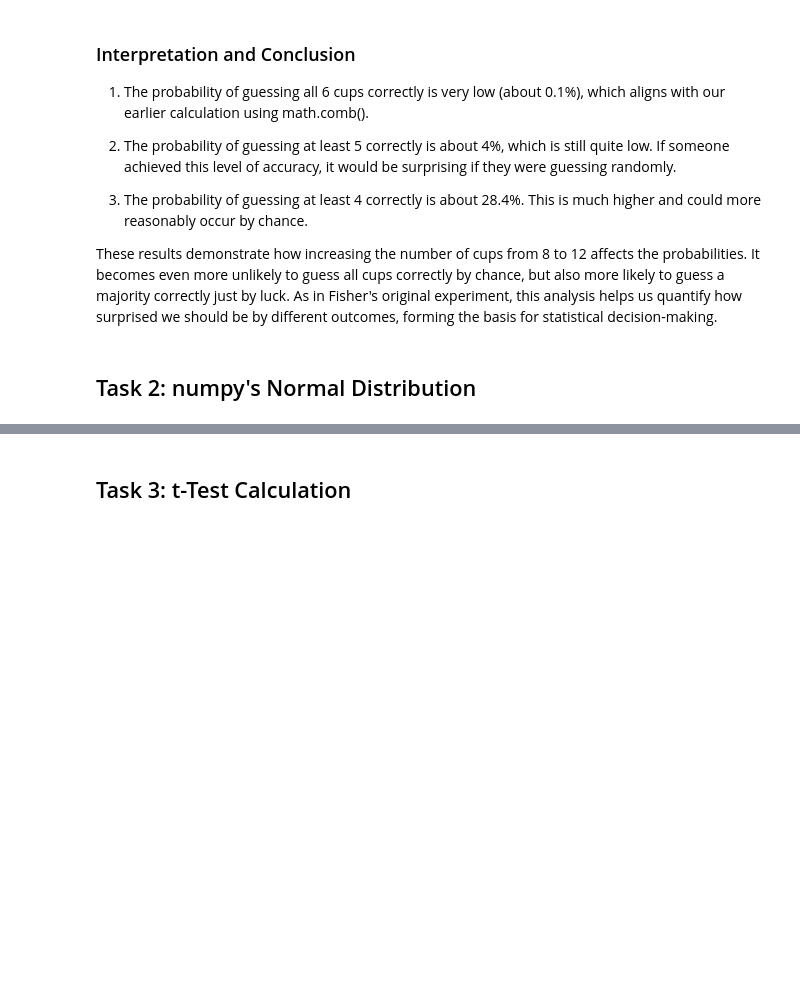
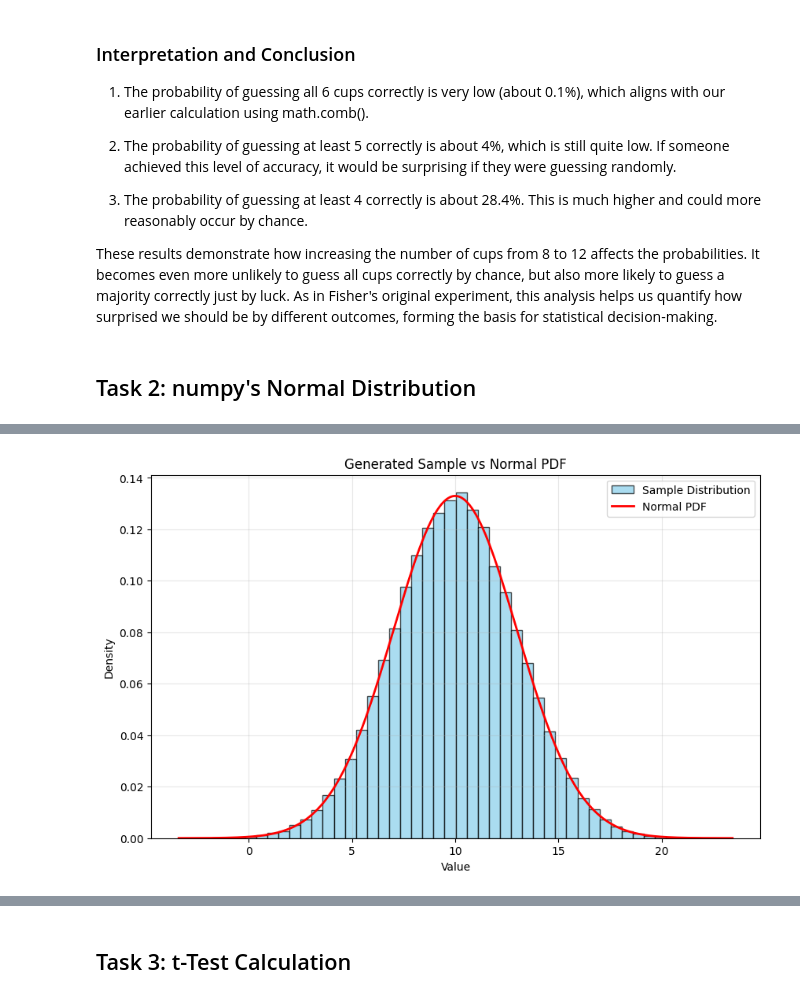
Before and after one commit to benjanning/applied_statistics, a Jupyter notebook: tasks.ipynb, the cells around one changed output, grey strips where cells are left out. Saved outputs shown, nothing was run; the diff lists cells and outputs as text; code cells hidden in the pictures; blank space fills up the shorter version.

```diff
--- a/tasks.ipynb
+++ b/tasks.ipynb
@@ -153,0 +187,5 @@ As in Fisher's original experiment, this analysis helps us quantify how surprise
+# %%
+# Setting parameters
+np.random.seed(42)  # for reproducibility
+mean, std, size = 10.0, 3.0, 100000
+data = np.random.normal(loc=mean, scale=std, size=size)
@@ -153,0 +247,20 @@ As in Fisher's original experiment, this analysis helps us quantify how surprise
+# %%
+fig, ax = plt.subplots(figsize=(10, 6))
+
+# Plot the histogram of the sample
+ax.hist(data, bins=50, density=True, alpha=0.7, color='skyblue', edgecolor='black', label='Sample Distribution')
+
+# Overlay the theoretical normal PDF
+x = np.linspace(data.min(), data.max(), 1000)
+pdf = stats.norm.pdf(x, loc=10.0, scale=3.0)
+ax.plot(x, pdf, 'r-', lw=2, label='Normal PDF')
+
+# Formatting the plot
+ax.set_title('Generated Sample vs Normal PDF')
+ax.set_xlabel('Value')
+ax.set_ylabel('Density')
+ax.legend()
+ax.grid(True, alpha=0.3)
+plt.show()
+# %% [output]
+[figure, added]
```
Also changed, not shown: parts of 13 cells of this notebook.
